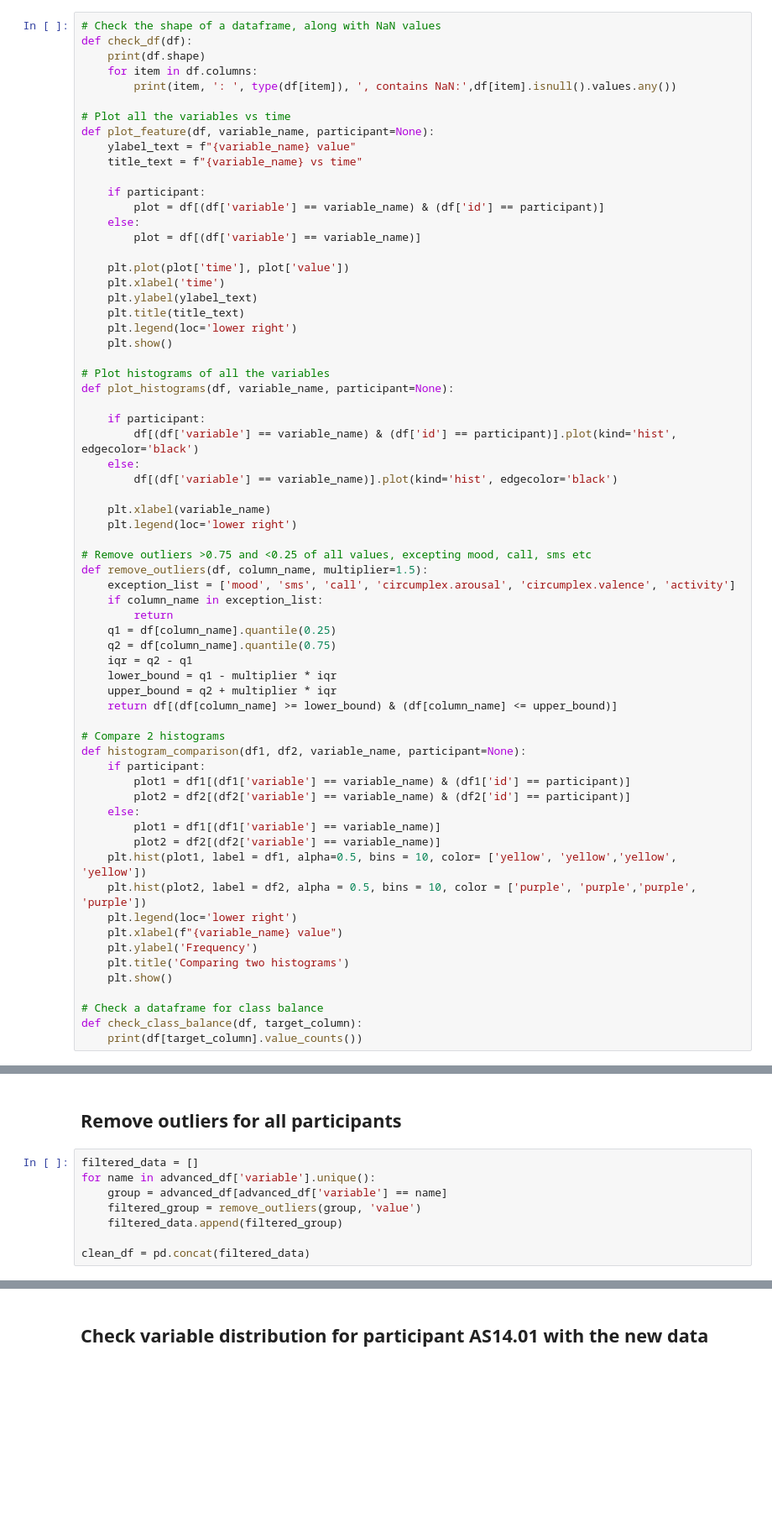
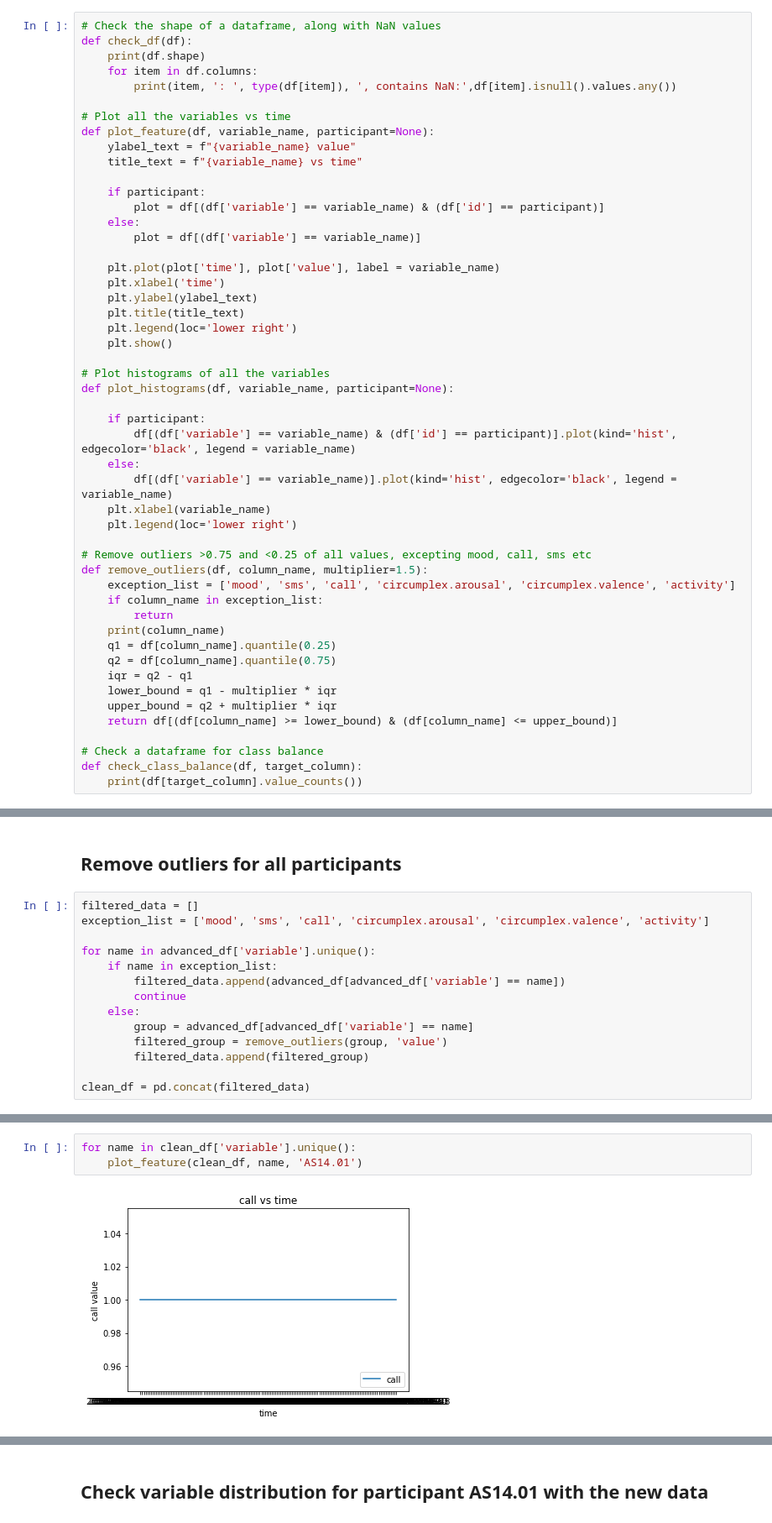
Before and after one commit to nbounatsos/dm_projects, a Jupyter notebook: Assignment 1/ass.ipynb, the cells around one changed output, grey strips where cells are left out. Shown at 84% size. Cells and saved outputs as stored; diff of their text form; blank space fills up the shorter version.

Commit message:
Fixed an issue with removing outliers, removed histogram comparison

```diff
--- a/Assignment 1/ass.ipynb
+++ b/Assignment 1/ass.ipynb
@@ -32,7 +34,7 @@ def plot_feature(df, variable_name, participant=None):
     else:
         plot = df[(df['variable'] == variable_name)]
 
-    plt.plot(plot['time'], plot['value'])
+    plt.plot(plot['time'], plot['value'], label = variable_name)
     plt.xlabel('time')
     plt.ylabel(ylabel_text)
     plt.title(title_text)
@@ -43,10 +45,9 @@ def plot_feature(df, variable_name, participant=None):
 def plot_histograms(df, variable_name, participant=None):
 
     if participant:
-        df[(df['variable'] == variable_name) & (df['id'] == participant)].plot(kind='hist', edgecolor='black')
+        df[(df['variable'] == variable_name) & (df['id'] == participant)].plot(kind='hist', edgecolor='black', legend = variable_name)
     else:
-        df[(df['variable'] == variable_name)].plot(kind='hist', edgecolor='black')
-
+        df[(df['variable'] == variable_name)].plot(kind='hist', edgecolor='black', legend = variable_name)
     plt.xlabel(variable_name)
     plt.legend(loc='lower right')
 
@@ -55,6 +56,7 @@ def remove_outliers(df, column_name, multiplier=1.5):
     exception_list = ['mood', 'sms', 'call', 'circumplex.arousal', 'circumplex.valence', 'activity']
     if column_name in exception_list:
         return
+    print(column_name)
     q1 = df[column_name].quantile(0.25)
     q2 = df[column_name].quantile(0.75)
     iqr = q2 - q1
@@ -62,22 +64,6 @@ def remove_outliers(df, column_name, multiplier=1.5):
     upper_bound = q2 + multiplier * iqr
     return df[(df[column_name] >= lower_bound) & (df[column_name] <= upper_bound)]
 
-# Compare 2 histograms
-def histogram_comparison(df1, df2, variable_name, participant=None):
-    if participant:
-        plot1 = df1[(df1['variable'] == variable_name) & (df1['id'] == participant)]
-        plot2 = df2[(df2['variable'] == variable_name) & (df2['id'] == participant)]
-    else:
-        plot1 = df1[(df1['variable'] == variable_name)]
-        plot2 = df2[(df2['variable'] == variable_name)]
-    plt.hist(plot1, label = df1, alpha=0.5, bins = 10, color= ['yellow', 'yellow','yellow', 'yellow'])
-    plt.hist(plot2, label = df2, alpha = 0.5, bins = 10, color = ['purple', 'purple','purple', 'purple'])
-    plt.legend(loc='lower right')
-    plt.xlabel(f"{variable_name} value")
-    plt.ylabel('Frequency')
-    plt.title('Comparing two histograms')
-    plt.show()
-
 # Check a dataframe for class balance
 def check_class_balance(df, target_column):
     print(df[target_column].value_counts())
@@ -152,9 +158,15 @@ result = advanced_df.groupby('variable')['value'].agg(['mean', 'std'])
 ## Remove outliers for all participants
 # %%
 filtered_data = []
+exception_list = ['mood', 'sms', 'call', 'circumplex.arousal', 'circumplex.valence', 'activity']
+
 for name in advanced_df['variable'].unique():
-    group = advanced_df[advanced_df['variable'] == name]
-    filtered_group = remove_outliers(group, 'value')
-    filtered_data.append(filtered_group)
+    if name in exception_list:
+        filtered_data.append(advanced_df[advanced_df['variable'] == name])
+        continue
+    else:
+        group = advanced_df[advanced_df['variable'] == name]
+        filtered_group = remove_outliers(group, 'value')
+        filtered_data.append(filtered_group)
 
 clean_df = pd.concat(filtered_data)
@@ -160,0 +189,5 @@ clean_df = pd.concat(filtered_data)
+# %%
+for name in clean_df['variable'].unique():
+    plot_feature(clean_df, name, 'AS14.01')
+# %% [output]
+[figure, added]
```
Also changed, not shown: parts of 9 cells of this notebook.
